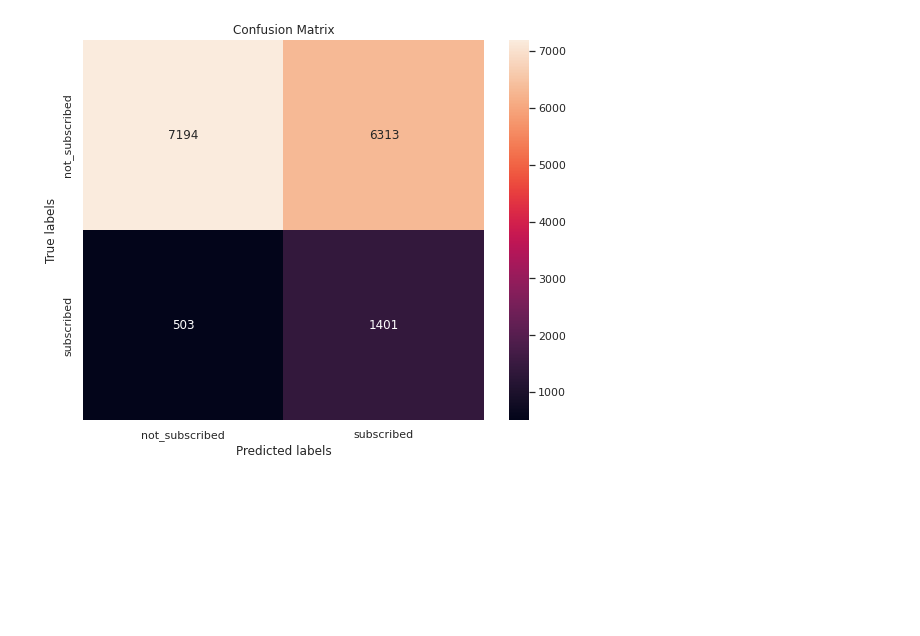
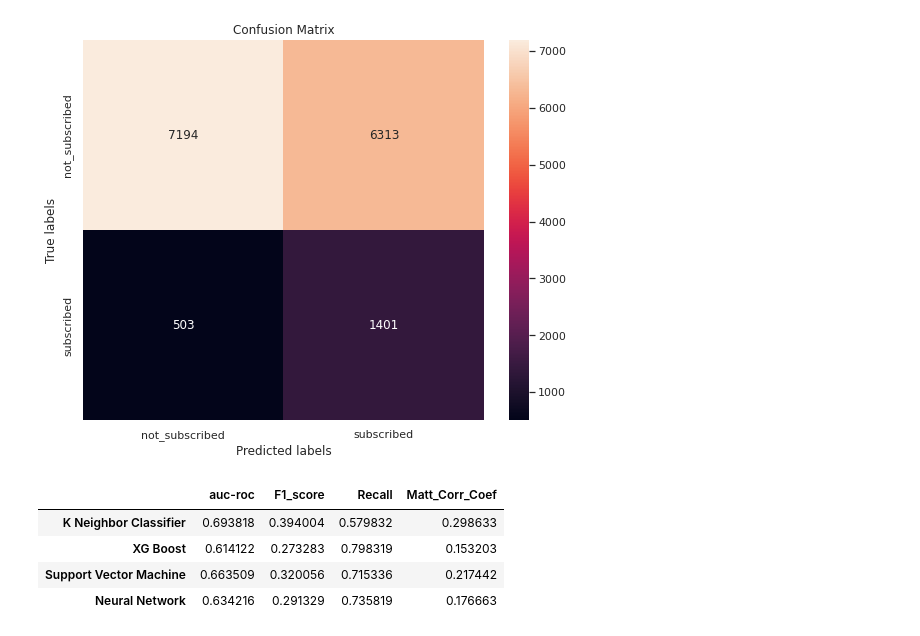
Before and after one commit to GuptaRitik/Marketing-Effectiveness-Prediction, a Jupyter notebook: Bank_Marketing_Effectiveness_Prediction_Capstone_Project.ipynb, the cells around one changed output. Saved outputs shown, nothing was run; the diff lists cells and outputs as text; code cells hidden in the pictures; blank space fills up the shorter version.

```diff
--- a/Bank_Marketing_Effectiveness_Prediction_Capstone_Project.ipynb
+++ b/Bank_Marketing_Effectiveness_Prediction_Capstone_Project.ipynb
@@ -1340,3 +1340,17 @@ roc_auc_score = 0.6342160235309049
 
 Confusion Matrix:-
 [figure]
+# %%
+# creating dataframe of different scores
+combined_scores = [knn_scores, xg_scores, svm_scores, nn_scores]
+columns = ['auc-roc', 'F1_score', 'Recall', 'Matt_Corr_Coef']
+
+upsample_scores = pd.DataFrame(combined_scores, columns=columns, index=['K Neighbor Classifier', 'XG Boost', 'Support Vector Machine', 'Neural Network'])
+
+upsample_scores
+# %% [output]
+|  | auc-roc | F1_score | Recall | Matt_Corr_Coef |
+| K Neighbor Classifier | 0.693818 | 0.394004 | 0.579832 | 0.298633 |
+| XG Boost | 0.614122 | 0.273283 | 0.798319 | 0.153203 |
+| Support Vector Machine | 0.663509 | 0.320056 | 0.715336 | 0.217442 |
+| Neural Network | 0.634216 | 0.291329 | 0.735819 | 0.176663 |
```
Also changed, not shown: parts of 7 cells of this notebook.
